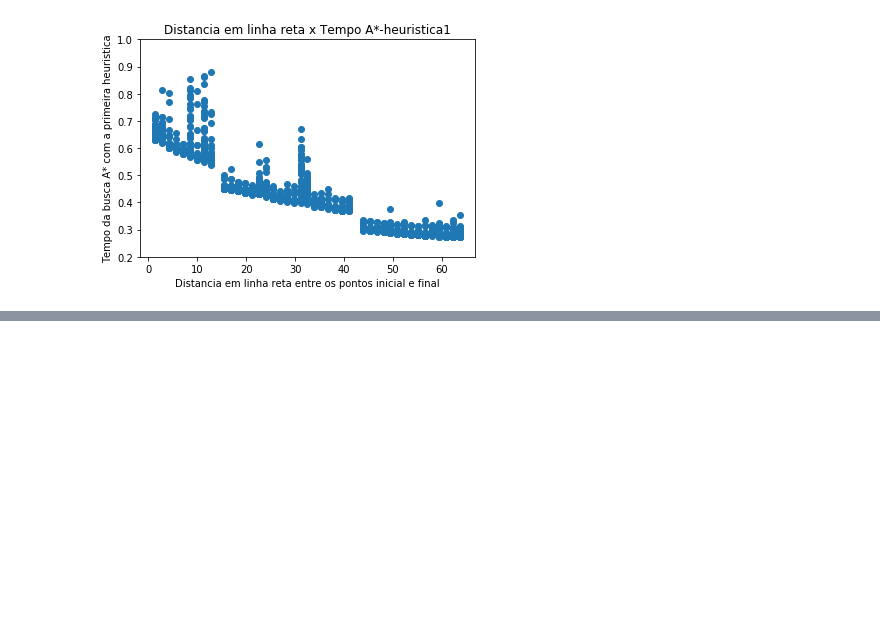
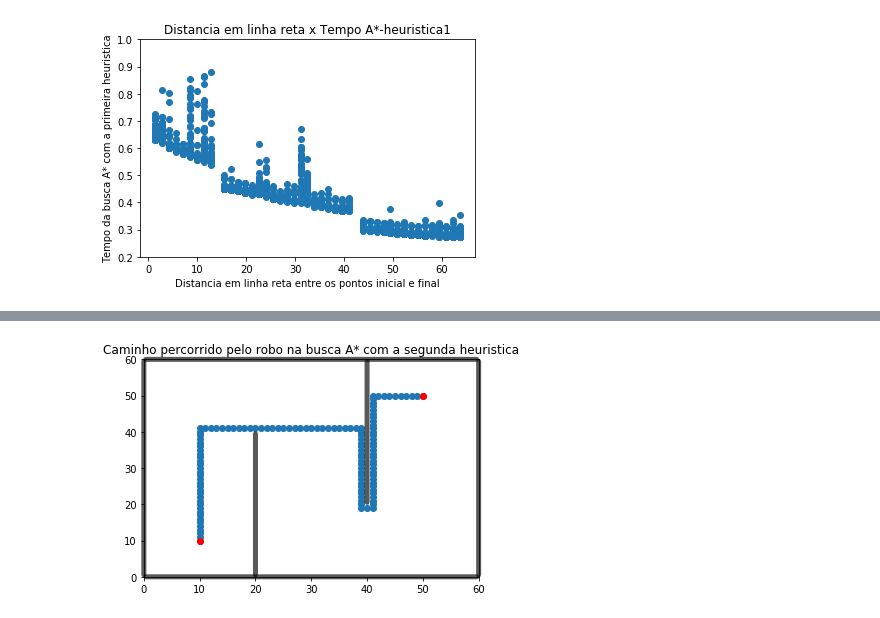
Before and after one commit to luizcartolano2/mc906, a Jupyter notebook: projeto1/proj1-busca-supervisionada.ipynb, the cells around one changed output, grey strips where cells are left out. Cells and saved outputs as stored; diff of their text form; code cells hidden in the pictures; blank space fills up the shorter version.

Commit message:
buscas supervisionadas terminadas

```diff
--- a/projeto1/proj1-busca-supervisionada.ipynb
+++ b/projeto1/proj1-busca-supervisionada.ipynb
@@ -227,0 +265,7 @@ plt.show()
+# %%
+init_pos = (10,10)
+goal_pos = (50,50)
+
+robot_problem = RobotProblem(init_pos, goal_pos, mapa, grafo)
+node = astar_search(robot_problem, h=robot_problem.heuristic_2)
+print("Custo da busca A* com a segunda heuristica: " + str(node.path_cost))
@@ -227,0 +274,77 @@ plt.show()
+# %%
+list_nodes = []
+for n in node.path():
+    list_nodes.append(n.state)
+# %%
+x = []
+y = []
+for nod in list_nodes:
+    x.append(nod[0])
+    y.append(nod[1])
+# %%
+fig = plt.figure()
+plt.xlim(0,60)
+plt.ylim(0,60)
+plt.title('Caminho percorrido pelo robo na busca A* com a segunda heuristica')
+plt.annotate("",
+              xy=(0,0), xycoords='data',
+              xytext=(0, 60), textcoords='data',
+              arrowprops=dict(arrowstyle="-",
+                              edgecolor = "black",
+                              linewidth=5,
+                              alpha=0.65,
+                              connectionstyle="arc3,rad=0."),
+              )
+plt.annotate("",
+              xy=(0,0), xycoords='data',
+              xytext=(60, 0), textcoords='data',
+              arrowprops=dict(arrowstyle="-",
+                              edgecolor = "black",
+                              linewidth=5,
+                              alpha=0.65,
+                              connectionstyle="arc3,rad=0."),
+              )
+
+plt.annotate("",
+              xy=(60,0), xycoords='data',
+              xytext=(60, 60), textcoords='data',
+              arrowprops=dict(arrowstyle="-",
+                              edgecolor = "black",
+                              linewidth=5,
+                              alpha=0.65,
+                              connectionstyle="arc3,rad=0."),
+              )
+
+plt.annotate("",
+              xy=(0,60), xycoords='data',
+              xytext=(60, 60), textcoords='data',
+              arrowprops=dict(arrowstyle="-",
+                              edgecolor = "black",
+                              linewidth=5,
+                              alpha=0.65,
+                              connectionstyle="arc3,rad=0."),
+              )
+plt.annotate("",
+              xy=(40,20), xycoords='data',
+              xytext=(40, 60), textcoords='data',
+              arrowprops=dict(arrowstyle="-",
+                              edgecolor = "black",
+                              linewidth=5,
+                              alpha=0.65,
+                              connectionstyle="arc3,rad=0."),
+              )
+plt.annotate("",
+              xy=(20,0), xycoords='data',
+              xytext=(20, 40), textcoords='data',
+              arrowprops=dict(arrowstyle="-",
+                              edgecolor = "black",
+                              linewidth=5,
+                              alpha=0.65,
+                              connectionstyle="arc3,rad=0."),
+              )
+plt.scatter(x,y)
+plt.scatter(10,10,color='r')
+plt.scatter(50,50,color='r')
+plt.show()
+# %% [output]
+[figure, added]
```
Also changed, not shown: parts of 13 cells of this notebook.
